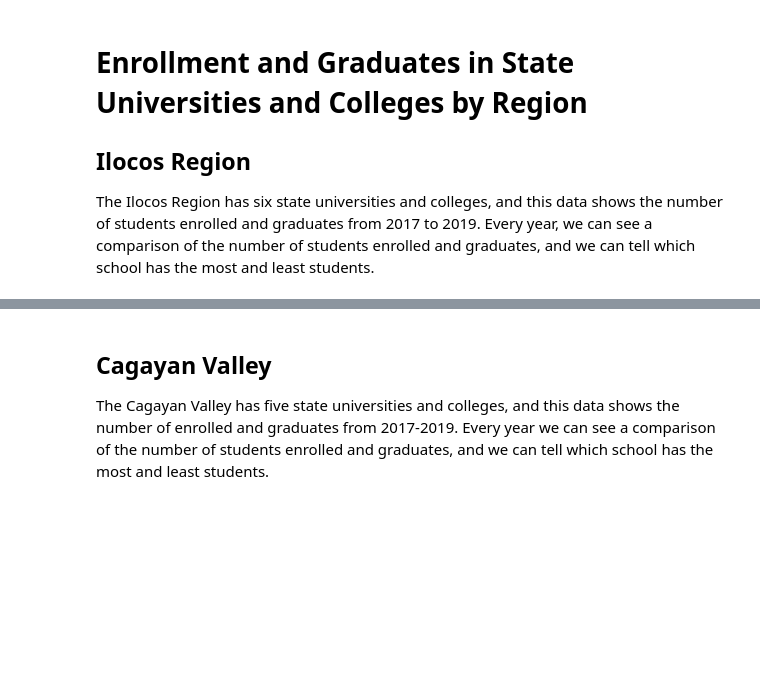
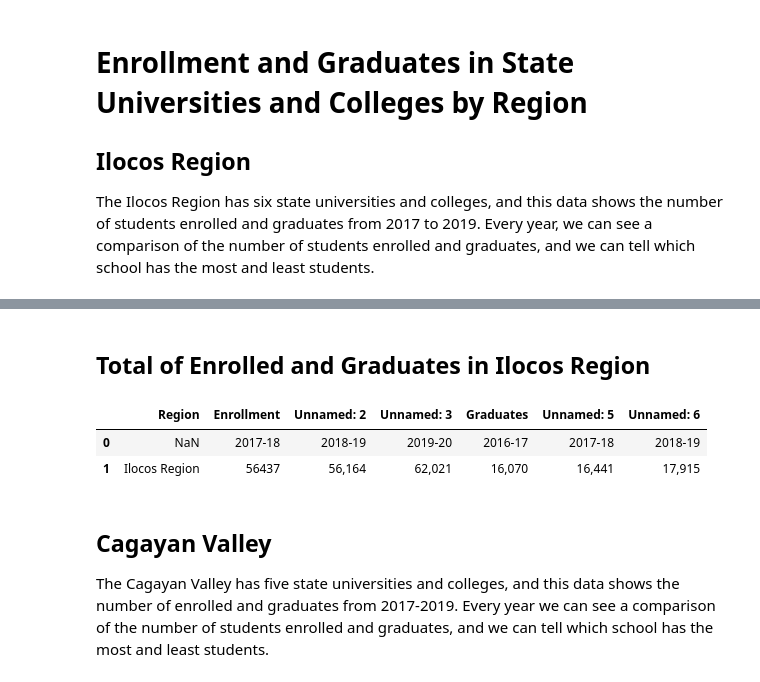
Before and after one commit to GlennBSIT3205/IT-BA-3205_Coalesce, a Jupyter notebook: Education in the Philippines Visualization.ipynb, the cells around one changed output, grey strips where cells are left out. Cells and saved outputs as stored; diff of their text form; code cells hidden in the pictures; blank space fills up the shorter version.

```diff
--- a/Education in the Philippines Visualization.ipynb
+++ b/Education in the Philippines Visualization.ipynb
@@ -49,6 +49,16 @@ display(df.iloc[0:8])
 | 5 | NaN | North Luzon Philippines State Col... | NaN | 2,147 | 2,371 | 2,748 | 644 | ... |
 | 6 | NaN | Pangasinan State University | NaN | 18,495 | 20,355 | 20,584 | 4,503 | ... |
 | 7 | NaN | University of Northern Philippines | NaN | 9,446 | 7,037 | 7,038 | 3,105 | ... |
+# %% [markdown]
+## **Total of Enrolled and Graduates in Ilocos Region**
+# %%
+url = 'https://raw.githubusercontent.com/GlennBSIT3205/IT-BA-3205_Coalesce/main/Data%20Sets/Total%20Per%20Region%20-%20Sheet1.csv'
+df = pd.read_csv(url)
+display(df.iloc[0:2])
+# %% [output]
+|  | Region | Enrollment | Unnamed: 2 | Unnamed: 3 | Graduates | Unnamed: 5 | Unnamed: 6 |
+| 0 | NaN | 2017-18 | 2018-19 | 2019-20 | 2016-17 | 2017-18 | 2018-19 |
+| 1 | Ilocos Region | 56437 | 56,164 | 62,021 | 16,070 | 16,441 | 17,915 |
 # %% [markdown]
 ## **Cagayan Valley**
 The Cagayan Valley has five state universities and colleges, and this data shows the number of enrolled and graduates from 2017-2019. Every year we can see a comparison of the number of students enrolled and graduates, and we can tell which school has the most and least students.
```
